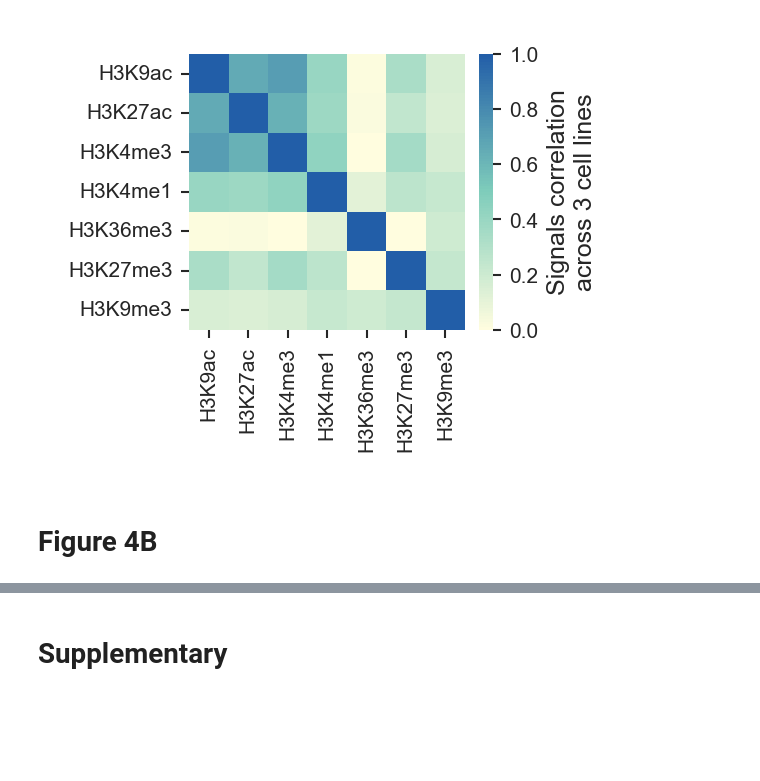
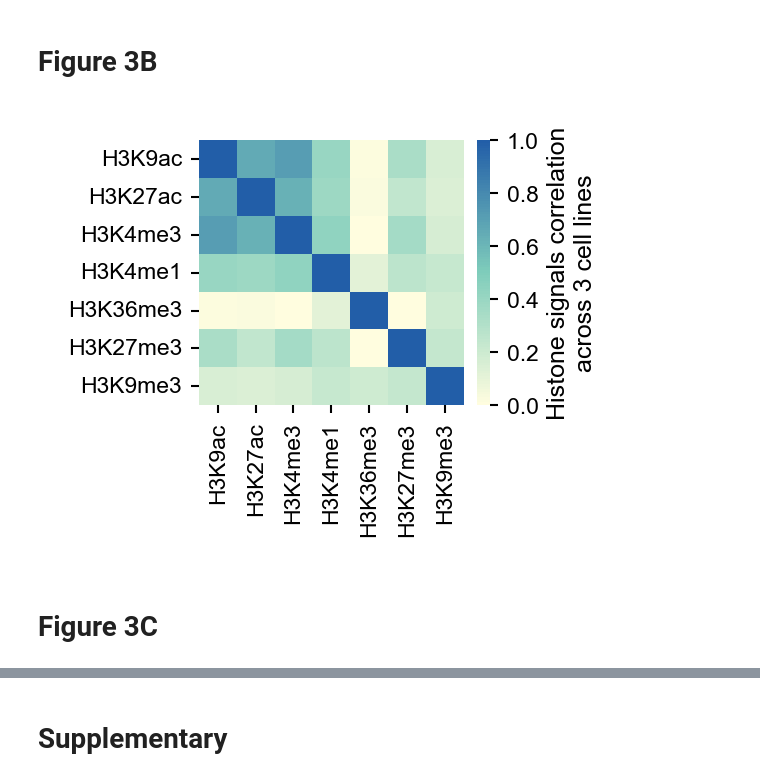
Before and after one commit to wanghan4034/DeepBurst, a Jupyter notebook: scripts/figures/v6/Figure3.ipynb, the cells around one changed output, grey strips where cells are left out. Drawn from its saved outputs; the diff is of its cells as text; code cells hidden in the pictures; blank space fills up the shorter version.

```diff
--- a/scripts/figures/v6/Figure3.ipynb
+++ b/scripts/figures/v6/Figure3.ipynb
@@ -17,8 +17,6 @@ EIDS_TO_CELLTYPES = {
 }
 MARKS = ['H3K4me1', 'H3K4me3', 'H3K9me3', 'H3K27me3', 'H3K36me3', 'H3K27ac', 'H3K9ac']
 # %%
-
-
 rcParams.update(rcParamsDefault)
 rcParams['pdf.fonttype'] = 42
 sns.set(context = 'paper' , style='ticks' ,
@@ -43,9 +41,18 @@ sns.set(context = 'paper' , style='ticks' ,
         'figure.figsize' : (8/2.54, 8/2.54) ,
         'figure.dpi': 300,
         'figure.facecolor': 'w',
-        'figure.edgecolor': 'k',
-        'xtick.labelsize': 5,
-        'ytick.labelsize': 5,
+        'figure.edgecolor': 'black',
+        'legend.edgecolor': 'black',
+        'legend.labelcolor': 'black',  # 设置图例标签字体颜色（在新版matplotlib中支持）
+        'axes.edgecolor': 'black',
+        'axes.labelcolor': 'black',
+        'xtick.color': 'black',
+        'ytick.color': 'black',
+        'axes.titlecolor': 'black',
+        'axes.labelcolor': 'black',
+
+        'xtick.labelsize': 6,
+        'ytick.labelsize': 6,
         'xtick.direction' : 'out' ,
         'ytick.direction' : 'out' ,
         'xtick.major.width': 0.5,  # X轴刻度主刻度线宽度
@@ -57,6 +64,7 @@ sns.set(context = 'paper' , style='ticks' ,
 
         'xtick.major.pad' : 2,
         'ytick.major.pad' : 2,
+        'text.color': 'black',  # 全局文字颜色
 
         'lines.linewidth' : 0.75  ,
         'axes.linewidth': 0.5,  # Axis line width
@@ -78,32 +162,34 @@ palette=mcolors.LinearSegmentedColormap.from_list("colormap", COLORS, N=60)
+# %% [markdown]
+# Figure 3B
 # %%
 eid = 'E003'
 # correlation
-correlation_E003 = np.loadtxt(f'extra/datasets/results/{eid}_hm_correlation.csv',delimiter=",")
+correlation_E003 = np.loadtxt(f'extra/results/{eid}_hm_correlation.csv',delimiter=",")
 eid = 'E116'
 # correlation
-correlation_E116 = np.loadtxt(f'extra/datasets/results/{eid}_hm_correlation.csv',delimiter=",")
+correlation_E116 = np.loadtxt(f'extra/results/{eid}_hm_correlation.csv',delimiter=",")
 eid = 'E118'
 # correlation
-correlation_E118 = np.loadtxt(f'extra/datasets/results/{eid}_hm_correlation.csv',delimiter=",")
+correlation_E118 = np.loadtxt(f'extra/results/{eid}_hm_correlation.csv',delimiter=",")
 
 correlation = (correlation_E003+correlation_E116+correlation_E118)/3
 # 选择第 0 个样本的行间相关性矩阵
 COLORS = ['#FFFDDF', "#7FCDBB", "#225EA8"]
 MARKS =  [ 'H3K9ac', 'H3K27ac','H3K4me3','H3K4me1','H3K36me3','H3K27me3','H3K9me3']
 fig, ax = plt.subplots(1, 1, constrained_layout=True, figsize=(4.7/2.54, 4.7/2.54))
 ax = sns.heatmap(correlation,cbar_kws={"shrink": 0.6, "fraction": 0.05},vmin=0, vmax=1,cmap=mcolors.LinearSegmentedColormap.from_list("colormap", COLORS, N=100))
-ax.set_xticklabels(MARKS,rotation=90)
-ax.set_yticklabels(MARKS,rotation=360)
+ax.set_xticklabels(MARKS,rotation=90,fontsize=5.5)
+ax.set_yticklabels(MARKS,rotation=360, fontsize=5.5)
 ax.set_aspect('equal')
 ax.tick_params(axis='both',width=0.5)  # 修改刻度标签字体大小
 cbar = ax.collections[0].colorbar
 
 # 调整colorbar的刻度粗细
-cbar.ax.tick_params(width=0.5,labelsize=5)  # 设置colorbar刻度的粗细
-cbar.set_label(f'Signals correlation\nacross 3 cell lines',fontsize=6)
-plt.savefig(f'extra/datasets/figures/v5/Figure4B.eps', format='eps', bbox_inches='tight')
+cbar.ax.tick_params(width=0.5, labelsize=5.5)  # 设置colorbar刻度的粗细
+cbar.set_label(f'Histone signals correlation\nacross 3 cell lines',fontsize=6)
+plt.savefig(f'extra/figures/v6/Figure3B.eps', format='eps', bbox_inches='tight')
 plt.show()
 # %% [output]
-[figure, old version]
+[figure, new version]
 # %% [markdown]
-# Figure 4B
+# Figure 3C
```
Also changed, not shown: parts of 33 cells of this notebook, 45 other files.
